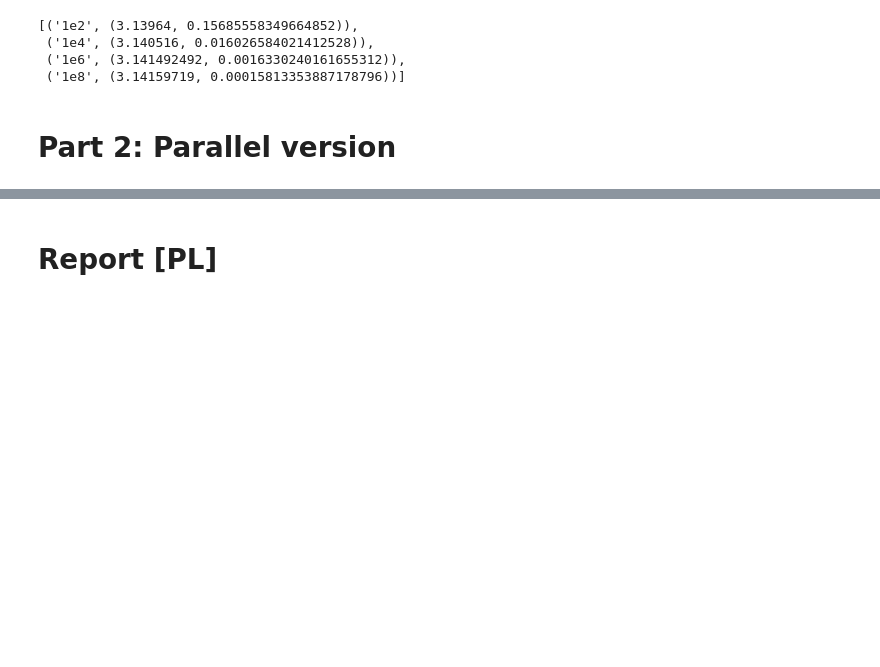
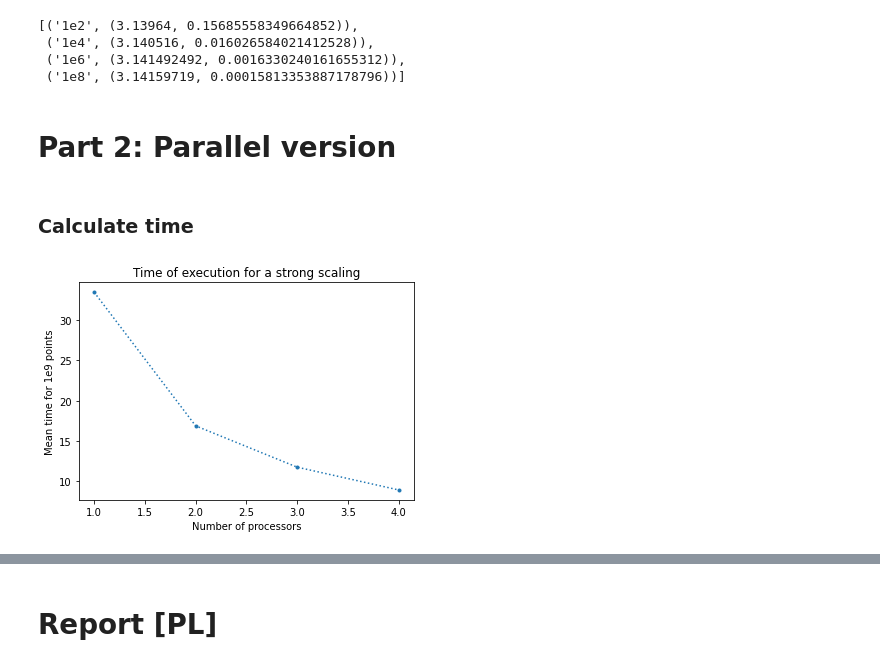
Before and after one commit to Mlokos/ParallelProgramming, a Jupyter notebook: lab2/PI Monte Carlo.ipynb, the cells around one changed output, grey strips where cells are left out. Saved outputs shown, nothing was run; the diff lists cells and outputs as text; code cells hidden in the pictures; blank space fills up the shorter version.

```diff
--- a/lab2/PI Monte Carlo.ipynb
+++ b/lab2/PI Monte Carlo.ipynb
@@ -49,0 +63,44 @@ list(zip(["1e2", "1e4", "1e6", "1e8"], list(zip(y, e))))
+# %%
+def get_strong_results_time_from_file(name):
+    with open("parallel_log/strong/" + name + ".log", "r") as f:
+        results = []
+        for line in f:
+            if line.startswith("General"):
+                results.append(float(line.split(" ")[1].split("\n")[0]))
+    return results
+
+def get_weak_results_time_from_file(name):
+    with open("parallel_log/weak/" + name + ".log", "r") as f:
+        results = []
+        for line in f:
+            if line.startswith("General"):
+                results.append(float(line.split(" ")[1].split("\n")[0]))
+    return results
+# %%
+for name in strong_results_time:
+    strong_results_time[name] = get_strong_results_time_from_file(name)
+
+for name in weak_results_time:
+    weak_results_time[name] = get_weak_results_time_from_file(name)
+# %%
+x_processors = np.array([1, 2, 3, 4])
+y_strong_time = np.array([])
+y_weak_time = np.array([])
+
+for name in strong_results_time:
+    result_mean = statistics.mean(strong_results_time[name])
+    y_strong_time = np.append(y_strong_time, result_mean)
+
+for name in weak_results_time:
+    result_mean = statistics.mean(weak_results_time[name])
+    y_weak_time = np.append(y_weak_time, result_mean)
+# %% [markdown]
+### Calculate time
+# %%
+plt.plot(x_processors, y_strong_time, linestyle='dotted', marker='.')
+plt.title("Time of execution for a strong scaling")
+plt.ylabel("Mean time for 1e9 points")
+plt.xlabel("Number of processors")
+plt.show()
+# %% [output]
+[figure, added]
```
Also changed, not shown: parts of 14 cells of this notebook.
